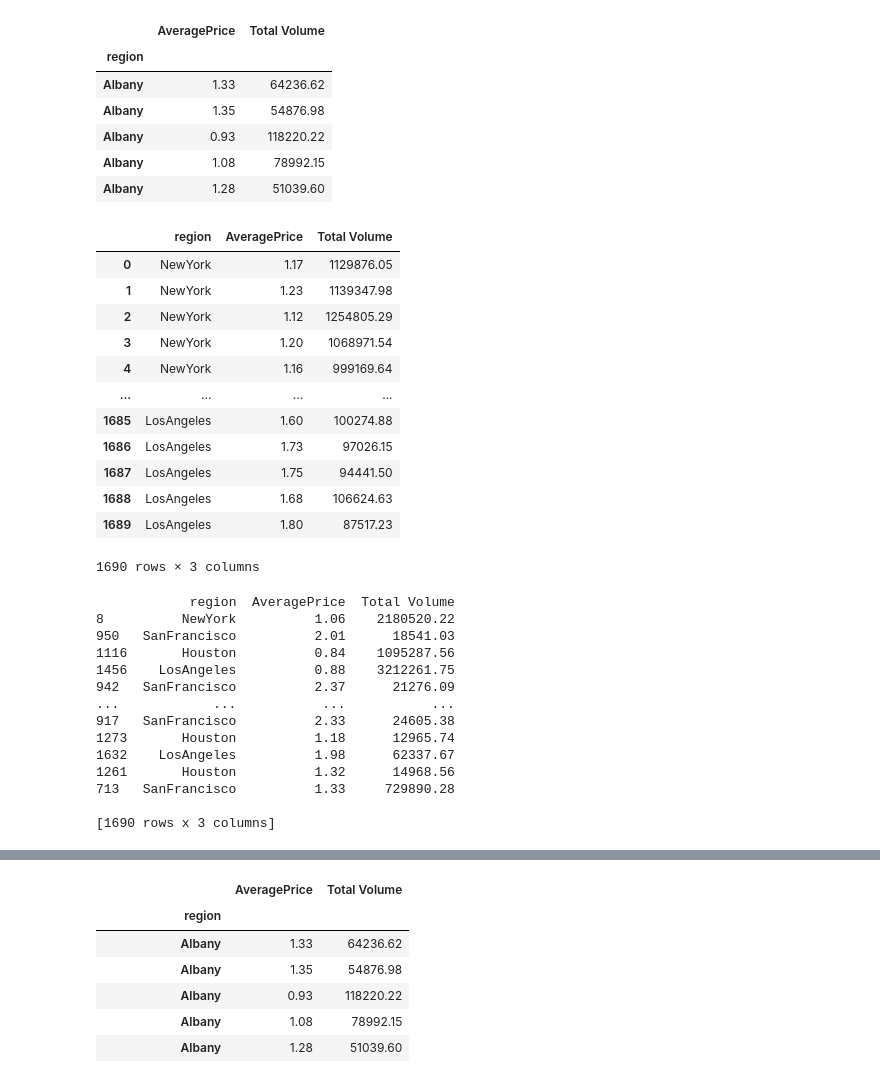
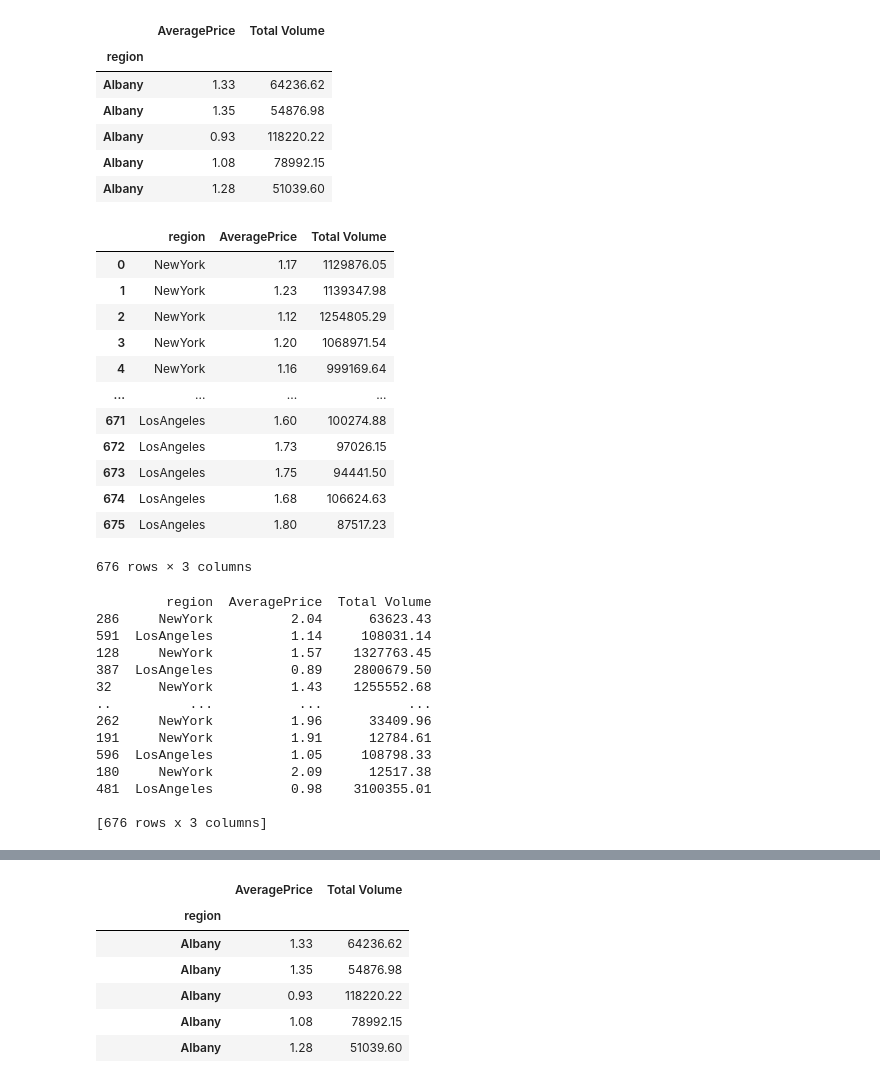
Before and after one commit to carooobregon/avocado-analysis, a Jupyter notebook: NeuralNetworkModel.ipynb, the cells around one changed output, grey strips where cells are left out. Cells and saved outputs as stored; diff of their text form; code cells hidden in the pictures.

```diff
--- a/NeuralNetworkModel.ipynb
+++ b/NeuralNetworkModel.ipynb
@@ -30,41 +30,41 @@ df.head()
 | Albany | 1.08 | 78992.15 |
 | Albany | 1.28 | 51039.60 |
 # %%
-cities = df.loc[["NewYork", "PhoenixTucson","SanFrancisco", "Houston","LosAngeles"]]
+cities = df.loc[["NewYork","LosAngeles"]]
 cities = cities.reset_index()
 #print(cities.groupby('region').size())
 cities.head()
 cities
 # %% [output]
 |  | region | AveragePrice | Total Volume |
 | 0 | NewYork | 1.17 | 1129876.05 |
 | 1 | NewYork | 1.23 | 1139347.98 |
 | 2 | NewYork | 1.12 | 1254805.29 |
 | 3 | NewYork | 1.20 | 1068971.54 |
 | 4 | NewYork | 1.16 | 999169.64 |
 | ... | ... | ... | ... |
-| 1685 | LosAngeles | 1.60 | 100274.88 |
-| 1686 | LosAngeles | 1.73 | 97026.15 |
-| 1687 | LosAngeles | 1.75 | 94441.50 |
-| 1688 | LosAngeles | 1.68 | 106624.63 |
-| 1689 | LosAngeles | 1.80 | 87517.23 |
+| 671 | LosAngeles | 1.60 | 100274.88 |
+| 672 | LosAngeles | 1.73 | 97026.15 |
+| 673 | LosAngeles | 1.75 | 94441.50 |
+| 674 | LosAngeles | 1.68 | 106624.63 |
+| 675 | LosAngeles | 1.80 | 87517.23 |
-1690 rows × 3 columns
+676 rows × 3 columns
 # %%
 df_shuffled=sklearn.utils.shuffle(cities)
 print(df_shuffled)
 # %% [output]
-            region  AveragePrice  Total Volume
-8          NewYork          1.06    2180520.22
-950   SanFrancisco          2.01      18541.03
-1116       Houston          0.84    1095287.56
-1456    LosAngeles          0.88    3212261.75
-942   SanFrancisco          2.37      21276.09
-...            ...           ...           ...
-917   SanFrancisco          2.33      24605.38
-1273       Houston          1.18      12965.74
-1632    LosAngeles          1.98      62337.67
-1261       Houston          1.32      14968.56
-713   SanFrancisco          1.33     729890.28
+         region  AveragePrice  Total Volume
+286     NewYork          2.04      63623.43
+591  LosAngeles          1.14     108031.14
+128     NewYork          1.57    1327763.45
+387  LosAngeles          0.89    2800679.50
+32      NewYork          1.43    1255552.68
+..          ...           ...           ...
+262     NewYork          1.96      33409.96
+191     NewYork          1.91      12784.61
+596  LosAngeles          1.05     108798.33
+180     NewYork          2.09      12517.38
+481  LosAngeles          0.98    3100355.01
 
-[1690 rows x 3 columns]
+[676 rows x 3 columns]
 # %%
```
Also changed, not shown: parts of 19 cells of this notebook, 1 other file.
